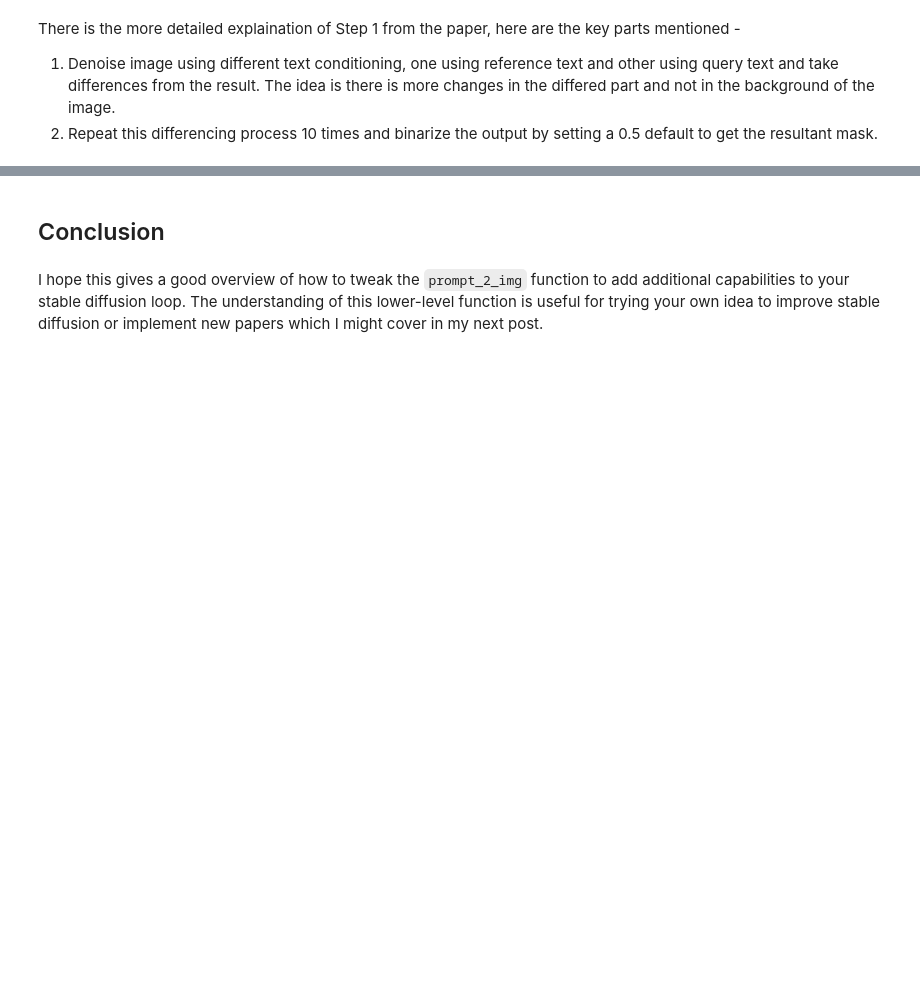
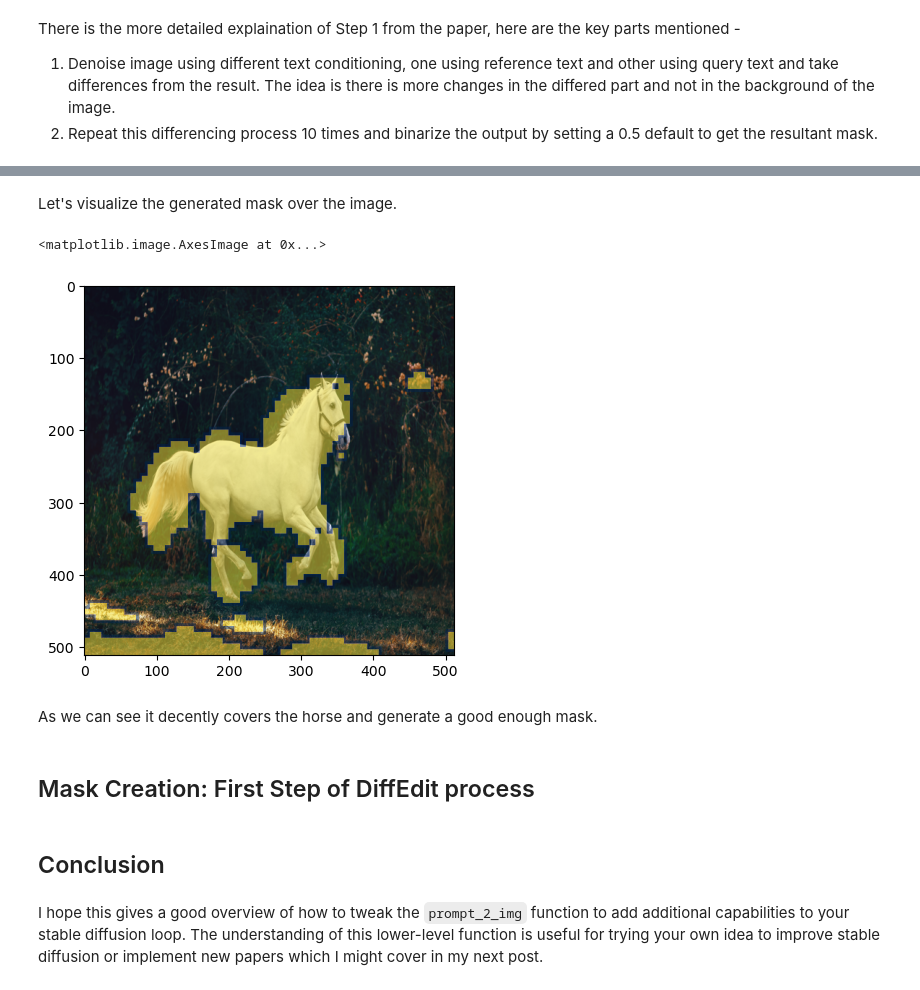
Before and after one commit to aayushmnit/aayushmnit.github.io, a Jupyter notebook: posts/2022-11-17-DiffEdit/2022-11-17-DiffEdit.ipynb, the cells around one changed output, grey strips where cells are left out. Cells and saved outputs as stored; diff of their text form; code cells hidden in the pictures; blank space fills up the shorter version.

Commit message:
Updating the DiffEdit draft

```diff
--- a/posts/2022-11-17-DiffEdit/2022-11-17-DiffEdit.ipynb
+++ b/posts/2022-11-17-DiffEdit/2022-11-17-DiffEdit.ipynb
@@ -240,6 +226,0 @@ for idx in range(10):
-# %%
-mask = np.zeros_like(diff[0])
-for idx in range(10):
-    mask += diff[idx]
-mask = (mask/10)
-mask = (mask - mask.min()) / (mask.max() - mask.min()) >= 0.5
@@ -251,3 +233,47 @@ plt.imshow(mask.mean(-1).astype('uint8'))
+# %%
+#| code-fold: false
+def create_mask(init_img, rp, qp, n=10, s=0.5):
+    ## Initialize a dictionary to save n iterations
+    diff = {}
+    for idx in range(n):
+        ## Creating denoised sample using reference / original text
+        orig_noise = prompt_2_img_i2i(prompts=rp, init_img=init_img, strength=s, seed = 100*idx)[0]
+        ## Creating denoised sample using query / target text
+        query_noise = prompt_2_img_i2i(prompts=qp, init_img=init_img, strength=s, seed = 100*idx)[0]
+        ## Taking the difference
+        diff[idx] = (np.array(orig_noise)-np.array(query_noise))
+
+    ## Creating a mask placeholder
+    mask = np.zeros_like(diff0[0])
+
+    ## Taking an average of 10 iterations
+    for idx in range(n):
+        mask += diff0[idx]
+    mask = (mask / n)
+    ## Normalizing and binarizing
+    mask = (mask - mask.min()) / (mask.max() - mask.min()) > 0.5
+
+    ## Returning the mask object
+    return (mask.mean(0) > 0).astype("uint8")
+
+mask = create_mask(init_img=init_img, rp=["a horse image"], qp=["a zebra image"], n=10)
+# %% [markdown]
+Let's visualize the generated mask over the image.
+# %%
+#| code-fold: true
+plt.imshow(np.array(init_img), cmap='gray') # I would add interpolation='none'
+plt.imshow(
+    Image.fromarray(mask).resize((512,512)), ## Scaling the mask to original size
+    cmap='cividis',
+    alpha=0.5*(np.array(Image.fromarray(mask*255).resize((512,512))) > 0)
+)
+# %% [output]
+<matplotlib.image.AxesImage at 0x...>
+[figure, added]
+# %% [markdown]
+As we can see it decently covers the horse and generate a good enough mask.
+# %% [markdown]
+## Mask Creation: First Step of DiffEdit process
 # %% [markdown]
 ## Conclusion
 # %% [markdown]
```
Also changed, not shown: parts of 6 cells of this notebook, 20 other files.
